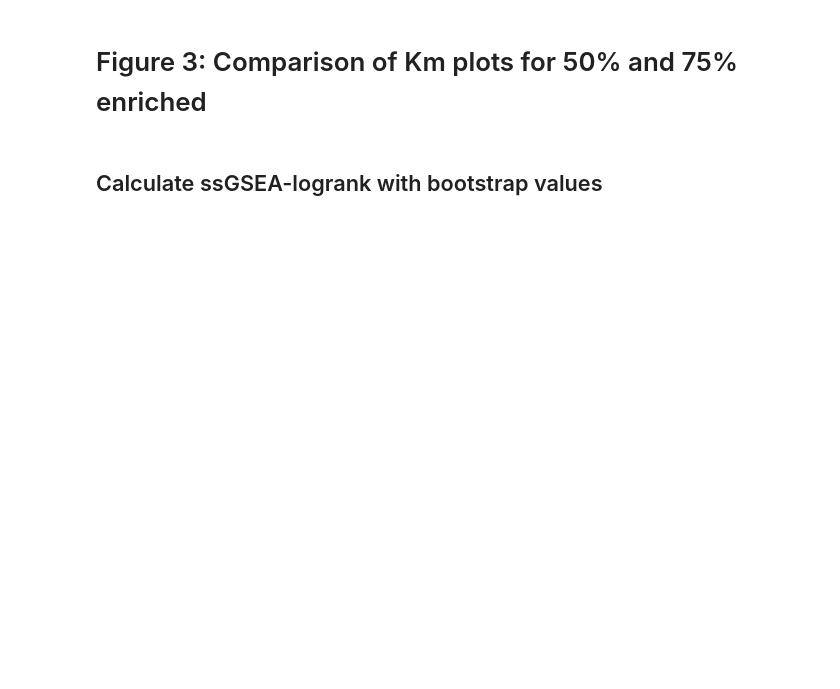
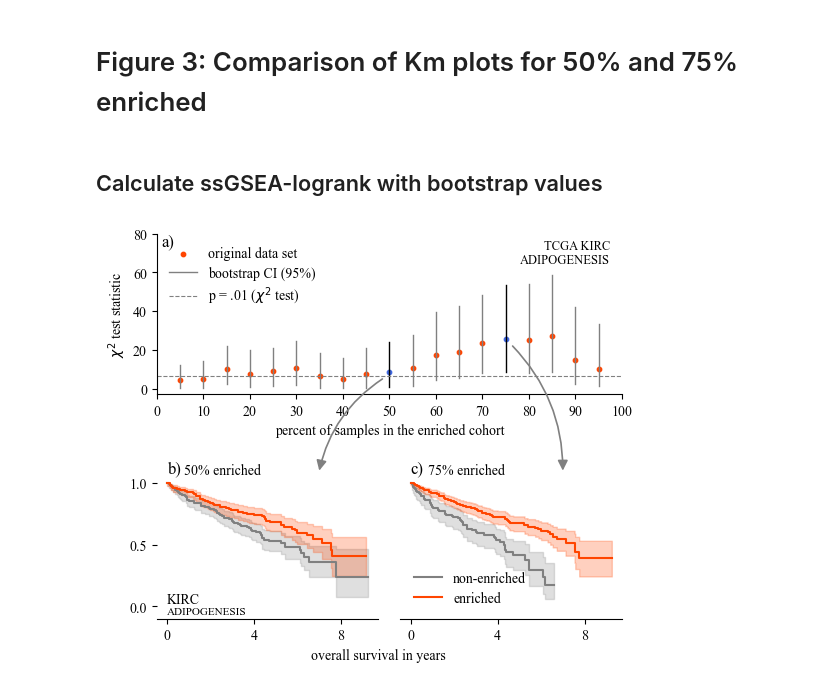
Before and after one commit to biolab/AIME-2023-paper, a Jupyter notebook: notebooks/3.0-figure3.ipynb, the cells around one changed output. Saved outputs shown, nothing was run; the diff lists cells and outputs as text; code cells hidden in the pictures; blank space fills up the shorter version.

Commit message:
updated figure 3

```diff
--- a/notebooks/3.0-figure3.ipynb
+++ b/notebooks/3.0-figure3.ipynb
@@ -158,7 +158,7 @@ for x in results[geneset].keys():
     )
 
 axbig.axhline(
-    3.84, 0, 100, ls="dashed", lw=0.8, color="gray", label="p = .05 ($\chi^2$ test)"
+    6.635, 0, 100, ls="dashed", lw=0.8, color="gray", label="p = .01 ($\chi^2$ test)"
 )
 axbig.set_ylim(top=80)
 axbig.legend(fontsize=10, frameon=False, labelspacing=0.4)
@@ -250,30 +250,32 @@ for i in range(2):
 
 # like suggested here: https://stackoverflow.com/questions/60807792/arrows-between-matplotlib-subplots
 arrow_A = patches.ConnectionPatch(
     [48.5, 5],
     [7*365, 1.1],
     coordsA=axbig.transData,
     coordsB=ax[0].transData,
     color="gray",
     arrowstyle="-|>",
     mutation_scale=15,
     linewidth=1.2,
     connectionstyle="arc3,rad=+.2"
 )
 f.patches.append(arrow_A)
 
 arrow_B = patches.ConnectionPatch(
     [76.5, 22],
     [7*365, 1.1],
     coordsA=axbig.transData,
     coordsB=ax[1].transData,
     color="gray",
     arrowstyle="-|>",
     mutation_scale=15,
     linewidth=1.2,
     connectionstyle="arc3,rad=-.2"
 )
 f.patches.append(arrow_B)
 
 
 f.savefig("../figures/figure3.png", bbox_inches="tight", dpi=500)
+# %% [output]
+[figure, added]
```
Also changed, not shown: 1 other file.
